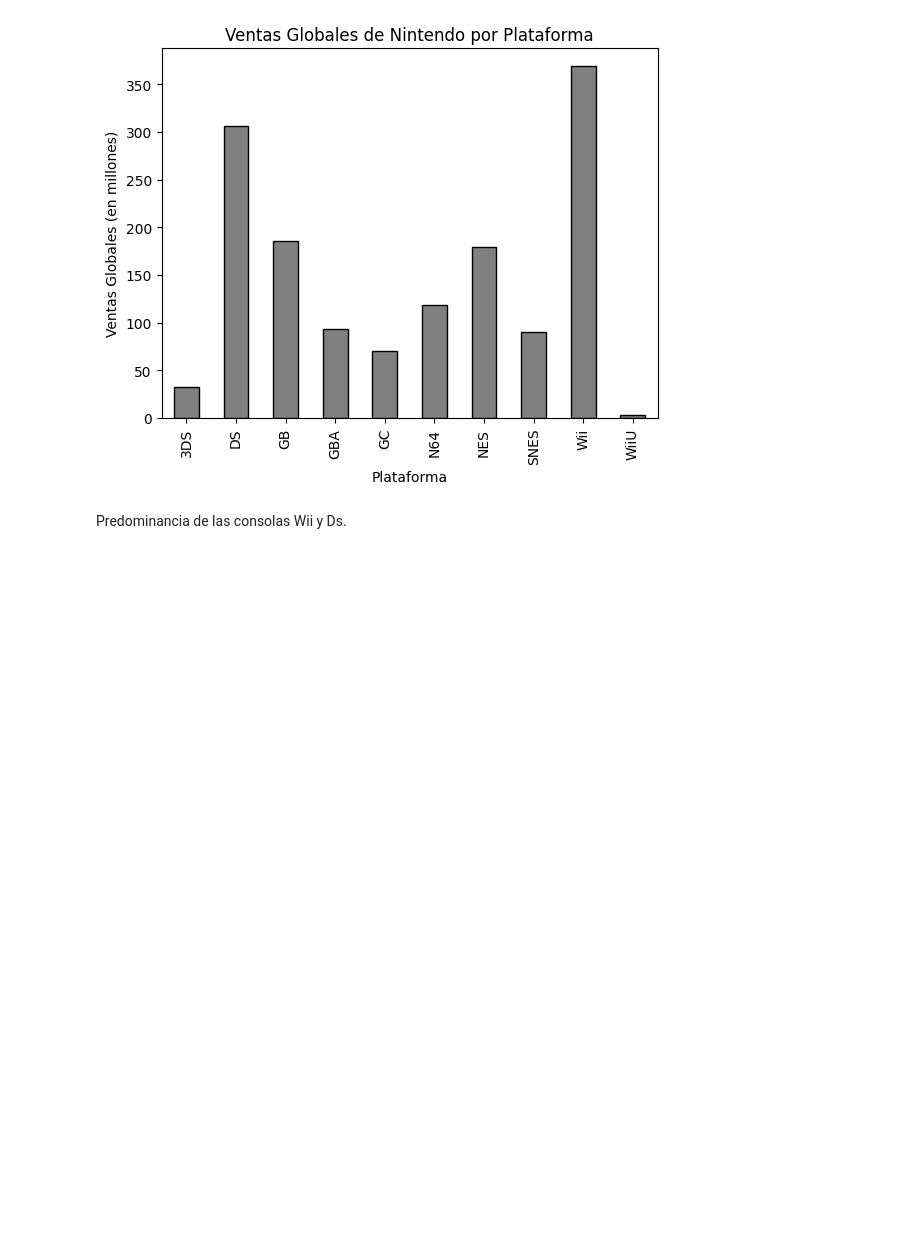
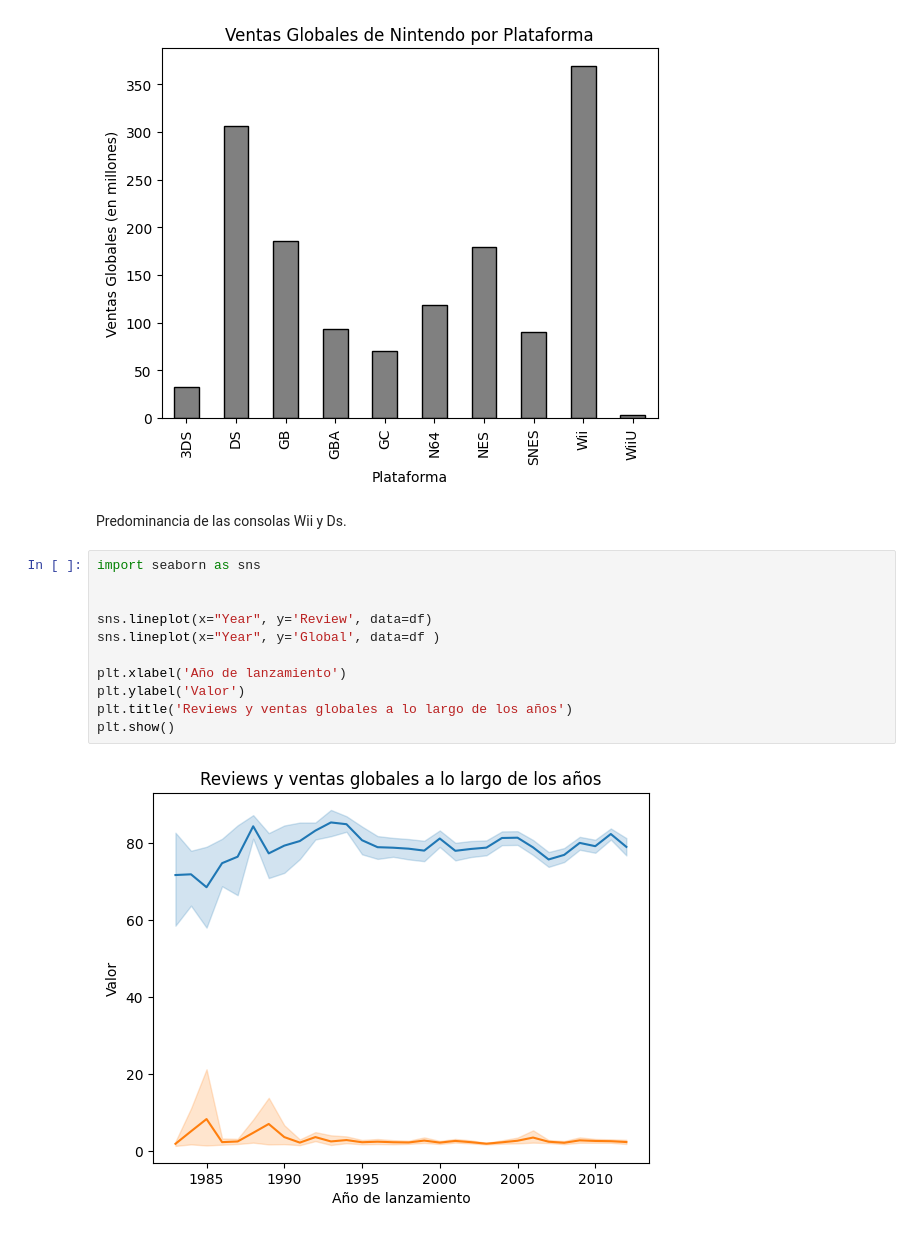
Before and after one commit to pablo-mada/Proyecto-Final, a Jupyter notebook: Notebooks/04_Visualizacion.ipynb, the cells around one changed output. Saved outputs shown, nothing was run; the diff lists cells and outputs as text; blank space fills up the shorter version.

```diff
--- a/Notebooks/04_Visualizacion.ipynb
+++ b/Notebooks/04_Visualizacion.ipynb
@@ -35,3 +35,16 @@ plt.show()
 [figure]
 # %% [markdown]
 Predominancia de las consolas Wii y Ds.
+# %%
+import seaborn as sns
+
+
+sns.lineplot(x="Year", y='Review', data=df)
+sns.lineplot(x="Year", y='Global', data=df )
+
+plt.xlabel('Año de lanzamiento')
+plt.ylabel('Valor')
+plt.title('Reviews y ventas globales a lo largo de los años')
+plt.show()
+# %% [output]
+[figure, added]
```
Also changed, not shown: parts of 3 cells of this notebook.
